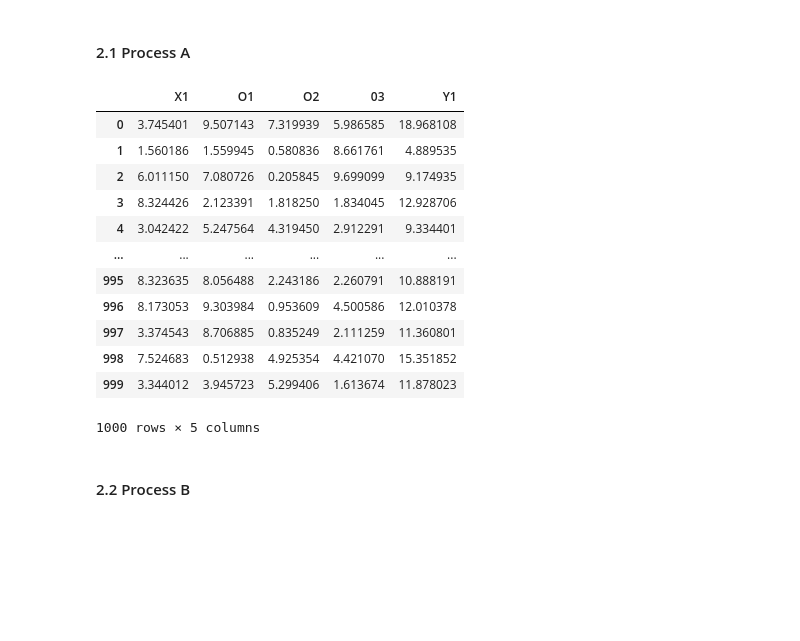
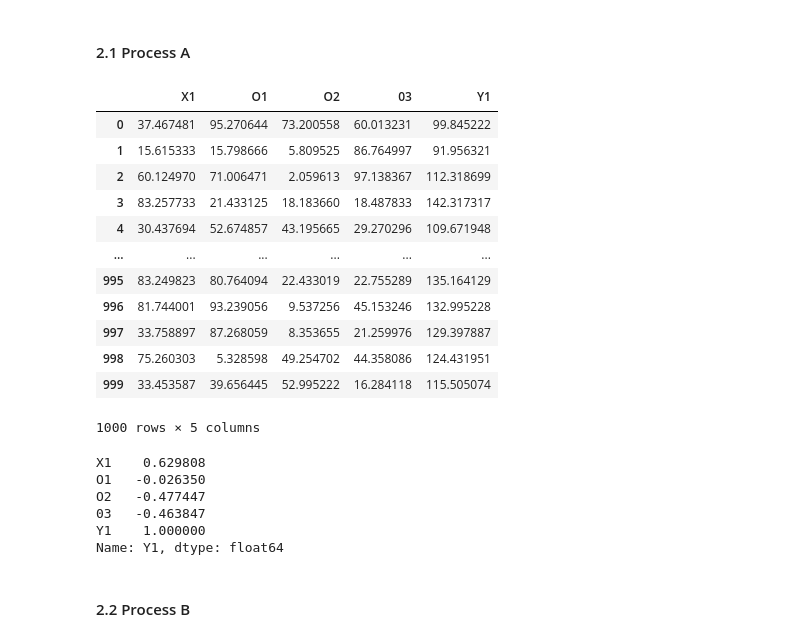
Before and after one commit to joseortegalabra/Gurobi-ML-tips-modeling, a Jupyter notebook: 1_data/0_generate_data.ipynb, the cells around one changed output. Cells and saved outputs as stored; diff of their text form; code cells hidden in the pictures; blank space fills up the shorter version.

```diff
--- a/1_data/0_generate_data.ipynb
+++ b/1_data/0_generate_data.ipynb
@@ -81,4 +84,4 @@ list_target_process_a = ["Y1"]
 
 # generate data features process_a
 np.random.seed(42)
-values_features_process_a = 10 * np.random.rand(len_data, len(list_features_process_a))
+values_features_process_a = 100 * np.random.rand(len_data, len(list_features_process_a))
@@ -97,22 +88,56 @@ values_target_process_a  = formula_target_process_a.reshape(formula_target_proce
-# %%
-# generate dataframe process_a
-data_process_a = pd.DataFrame(values_features_process_a, columns = list_features_process_a)
-data_process_a[list_target_process_a] = values_target_process_a
-data_process_a
-# %% [output]
-|  | X1 | O1 | O2 | 03 | Y1 |
-| 0 | 3.745401 | 9.507143 | 7.319939 | 5.986585 | 18.968108 |
-| 1 | 1.560186 | 1.559945 | 0.580836 | 8.661761 | 4.889535 |
-| 2 | 6.011150 | 7.080726 | 0.205845 | 9.699099 | 9.174935 |
-| 3 | 8.324426 | 2.123391 | 1.818250 | 1.834045 | 12.928706 |
-| 4 | 3.042422 | 5.247564 | 4.319450 | 2.912291 | 9.334401 |
-| ... | ... | ... | ... | ... | ... |
-| 995 | 8.323635 | 8.056488 | 2.243186 | 2.260791 | 10.888191 |
-| 996 | 8.173053 | 9.303984 | 0.953609 | 4.500586 | 12.010378 |
-| 997 | 3.374543 | 8.706885 | 0.835249 | 2.111259 | 11.360801 |
-| 998 | 7.524683 | 0.512938 | 4.925354 | 4.421070 | 15.351852 |
-| 999 | 3.344012 | 3.945723 | 5.299406 | 1.613674 | 11.878023 |
-1000 rows × 5 columns
+# %%
+#### TARGET y = f(x)
+
+# define contribution of each feature into target value
+# formula_target_process_a = (np.exp(-1/values_features_process_a) + np.log(values_features_process_a)).sum(axis = 1) # all features
+contribution_target_process_a_feature_0 = 15 * (np.exp(-1/values_features_process_a[:, 0]) + np.log(values_features_process_a[:, 0]))
+contribution_target_process_a_feature_1 = -4 * (np.exp(-1/values_features_process_a[:, 1]))
+contribution_target_process_a_feature_2 = -1/3 * (np.exp(np.log(values_features_process_a[:, 2])))
+contribution_target_process_a_feature_3 = -1/3 * (values_features_process_a[:, 3])
+
+# generate target -> sum individual contributions
+formula_target_process_a = contribution_target_process_a_feature_0 + contribution_target_process_a_feature_1 + \
+                            contribution_target_process_a_feature_2 + contribution_target_process_a_feature_3
+
+# generate noise to add to the formula of the target generated
+np.random.seed(52)
+noise_target_process_a = 10 * np.random.rand(len_data, len(list_target_process_a))
+# %%
+# GENERATE DATA_TARGET PROCESS A
+
+# generarte dataframe features_target
+values_target_process_a  = formula_target_process_a.reshape(formula_target_process_a.shape[0], 1) + noise_target_process_a
+data_process_a = pd.DataFrame(values_features_process_a, columns = list_features_process_a)
+data_process_a[list_target_process_a] = values_target_process_a
+
+# change values to not have negartive values -this data try to represent a physical process
+data_process_a = data_process_a + np.abs(data_process_a.min())
+
+data_process_a
+# %% [output]
+|  | X1 | O1 | O2 | 03 | Y1 |
+| 0 | 37.467481 | 95.270644 | 73.200558 | 60.013231 | 99.845222 |
+| 1 | 15.615333 | 15.798666 | 5.809525 | 86.764997 | 91.956321 |
+| 2 | 60.124970 | 71.006471 | 2.059613 | 97.138367 | 112.318699 |
+| 3 | 83.257733 | 21.433125 | 18.183660 | 18.487833 | 142.317317 |
+| 4 | 30.437694 | 52.674857 | 43.195665 | 29.270296 | 109.671948 |
+| ... | ... | ... | ... | ... | ... |
+| 995 | 83.249823 | 80.764094 | 22.433019 | 22.755289 | 135.164129 |
+| 996 | 81.744001 | 93.239056 | 9.537256 | 45.153246 | 132.995228 |
+| 997 | 33.758897 | 87.268059 | 8.353655 | 21.259976 | 129.397887 |
+| 998 | 75.260303 | 5.328598 | 49.254702 | 44.358086 | 124.431951 |
+| 999 | 33.453587 | 39.656445 | 52.995222 | 16.284118 | 115.505074 |
+1000 rows × 5 columns
+# %%
+# ## corr data
+data_process_a.corr()['Y1']
+# %% [output]
+X1    0.629808
+O1   -0.026350
+O2   -0.477447
+03   -0.463847
+Y1    1.000000
+Name: Y1, dtype: float64
 # %% [markdown]
 #### 2.2 Process B
 # %%
```
Also changed, not shown: parts of 20 cells of this notebook, 19 other files.
